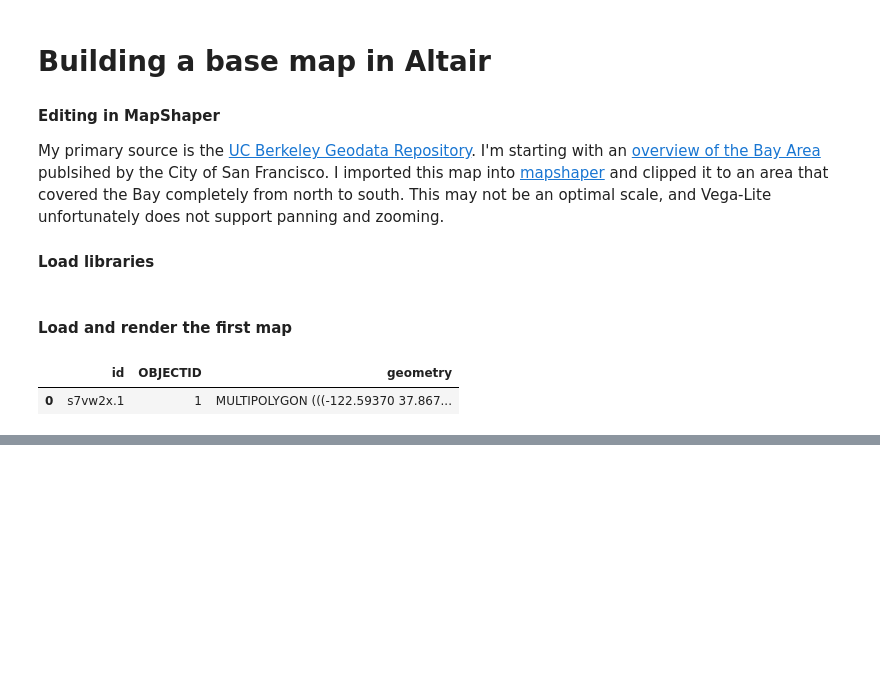
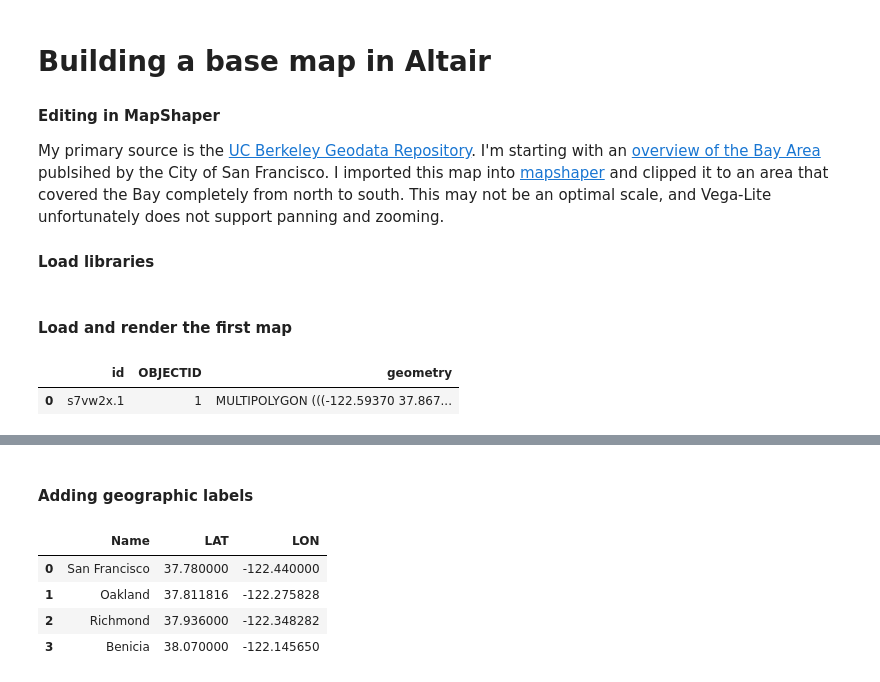
Before and after one commit to gregtozzi/w209-ais, a Jupyter notebook: notebooks/building_base_map.ipynb, the cells around one changed output, grey strips where cells are left out. Drawn from its saved outputs; the diff is of its cells as text; code cells hidden in the pictures; blank space fills up the shorter version.

Commit message:
adding map labels and additional interactions

```diff
--- a/notebooks/building_base_map.ipynb
+++ b/notebooks/building_base_map.ipynb
@@ -33,0 +36,17 @@ base_map(base_1)
+# %% [markdown]
+#### Adding geographic labels
+# %%
+locations = [['San Francisco', 37.78, -122.44],
+             ['Oakland', 37.811816, -122.275828],
+             ['Richmond', 37.936, -122.348282],
+             ['Benicia', 38.07, -122.145650]
+            ]
+
+locations_df = pd.DataFrame(locations, columns=['Name', 'LAT', 'LON'])
+locations_df
+# %% [output]
+|  | Name | LAT | LON |
+| 0 | San Francisco | 37.780000 | -122.440000 |
+| 1 | Oakland | 37.811816 | -122.275828 |
+| 2 | Richmond | 37.936000 | -122.348282 |
+| 3 | Benicia | 38.070000 | -122.145650 |
```
Also changed, not shown: parts of 5 cells of this notebook, 1 other file.
